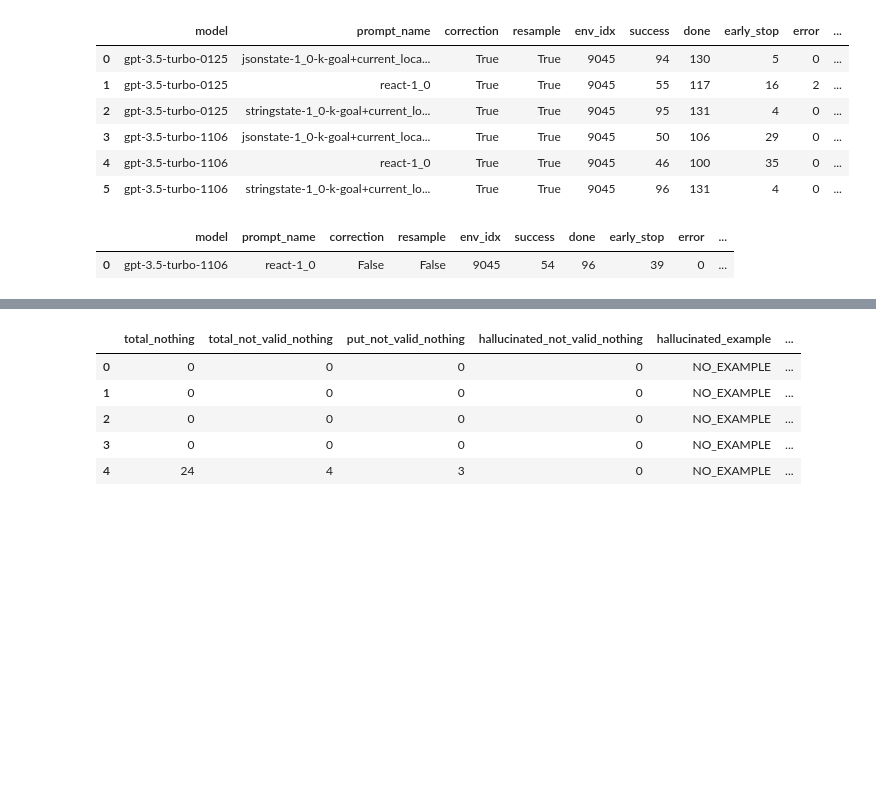
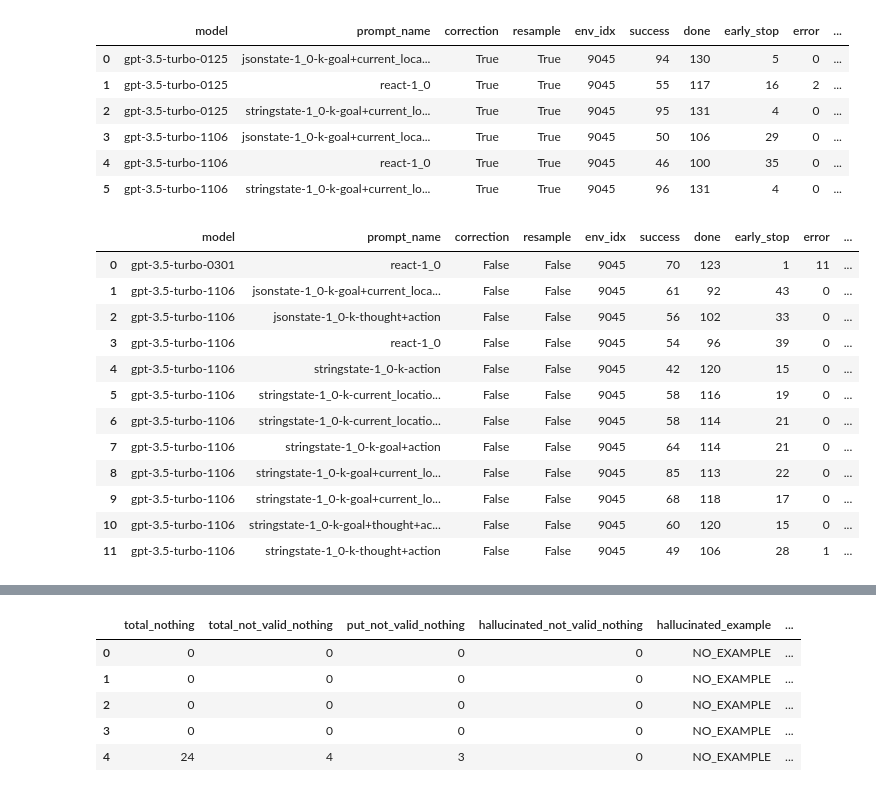
Before and after one commit to ai-nikolai/LLamp, a Jupyter notebook: playgrounds/analysis_alfworld_eval_notebook.ipynb, the cells around one changed output, grey strips where cells are left out. Cells and saved outputs as stored; diff of their text form; code cells hidden in the pictures; blank space fills up the shorter version.

```diff
--- a/playgrounds/analysis_alfworld_eval_notebook.ipynb
+++ b/playgrounds/analysis_alfworld_eval_notebook.ipynb
@@ -702,13 +710,13 @@ def analyse_data_new(input_data):
     out["total"] = input_data.groupby(["model","prompt_name","correction","resample"])["success"].count().reset_index()["success"]
 
     # out_header_order = ["model", "prompt_name","env_idx","env_type","success","done","early_stop","num_of_steps","num_nothing_happens","num_repetitions","num_no_json","error"]
-    out_header_order = ["model", "prompt_name","correction","resample","env_idx","success","done","early_stop","error","num_of_steps"]
+    out_header_order = ["model", "prompt_name","correction","resample","env_idx","success","done","early_stop","error","num_of_steps","num_nothing_happens","num_repetitions","num_no_command","total_in_token_accumulated","total_out_token_accumulated", "num_correction"]
 
     out = out[out_header_order]
     out["success_percentage"] = out["success"] / 135 * 100
     x = out.groupby("prompt_name")
 
-    out_header_order = ["prompt_name","model","success_percentage","done"]
+    out_header_order = ["prompt_name","model","success_percentage","done"]#,"num_nothing_happens","num_repetitions","total_in_token_accumulated","total_out_token_accumulated", "num_correction"]
     out2 = out[out_header_order]
     return x, out2
 
@@ -916,11 +924,22 @@ x.head()
 # %%
 file_name = "v4_1_2_eval"
 new_eval = load_data(file_name)
 # new_eval.head()
 
 x,y = analyse_data_new(new_eval)
-# y.to_csv(f"../results/{file_name}_scores.csv",sep="&",index=False, float_format='%.2f')
+y.to_csv(f"../results/{file_name}_scores.csv",sep="&",index=False, float_format='%.2f')
 x.head()
 # %% [output]
 |  | model | prompt_name | correction | resample | env_idx | success | done | early_stop | error | ... |
-| 0 | gpt-3.5-turbo-1106 | react-1_0 | False | False | 9045 | 54 | 96 | 39 | 0 | ... |
+| 0 | gpt-3.5-turbo-0301 | react-1_0 | False | False | 9045 | 70 | 123 | 1 | 11 | ... |
+| 1 | gpt-3.5-turbo-1106 | jsonstate-1_0-k-goal+current_loca... | False | False | 9045 | 61 | 92 | 43 | 0 | ... |
+| 2 | gpt-3.5-turbo-1106 | jsonstate-1_0-k-thought+action | False | False | 9045 | 56 | 102 | 33 | 0 | ... |
+| 3 | gpt-3.5-turbo-1106 | react-1_0 | False | False | 9045 | 54 | 96 | 39 | 0 | ... |
+| 4 | gpt-3.5-turbo-1106 | stringstate-1_0-k-action | False | False | 9045 | 42 | 120 | 15 | 0 | ... |
+| 5 | gpt-3.5-turbo-1106 | stringstate-1_0-k-current_locatio... | False | False | 9045 | 58 | 116 | 19 | 0 | ... |
+| 6 | gpt-3.5-turbo-1106 | stringstate-1_0-k-current_locatio... | False | False | 9045 | 58 | 114 | 21 | 0 | ... |
+| 7 | gpt-3.5-turbo-1106 | stringstate-1_0-k-goal+action | False | False | 9045 | 64 | 114 | 21 | 0 | ... |
+| 8 | gpt-3.5-turbo-1106 | stringstate-1_0-k-goal+current_lo... | False | False | 9045 | 85 | 113 | 22 | 0 | ... |
+| 9 | gpt-3.5-turbo-1106 | stringstate-1_0-k-goal+current_lo... | False | False | 9045 | 68 | 118 | 17 | 0 | ... |
+| 10 | gpt-3.5-turbo-1106 | stringstate-1_0-k-goal+thought+ac... | False | False | 9045 | 60 | 120 | 15 | 0 | ... |
+| 11 | gpt-3.5-turbo-1106 | stringstate-1_0-k-thought+action | False | False | 9045 | 49 | 106 | 28 | 1 | ... |
```
Also changed, not shown: parts of 9 cells of this notebook, 2 other files.
